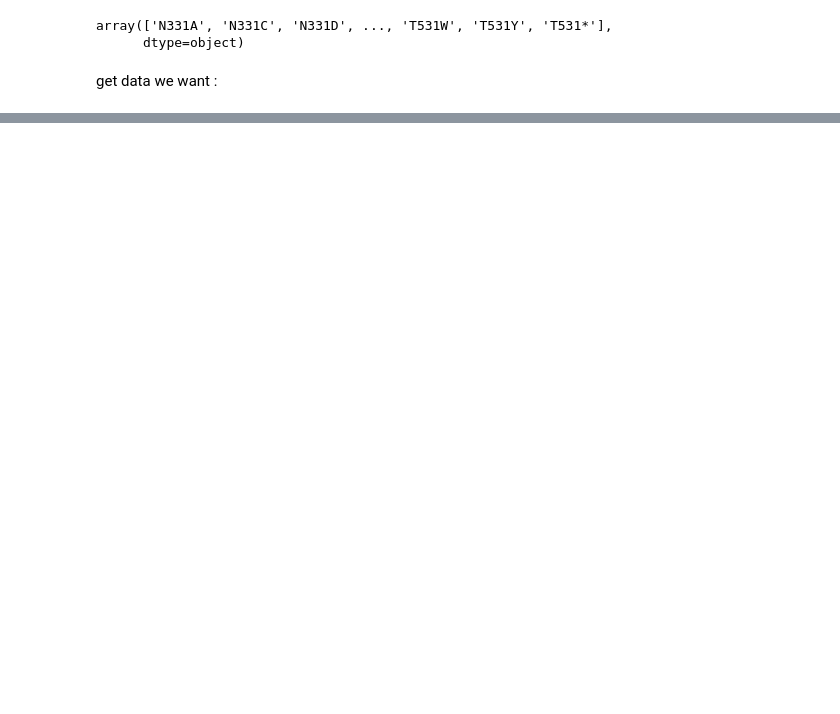
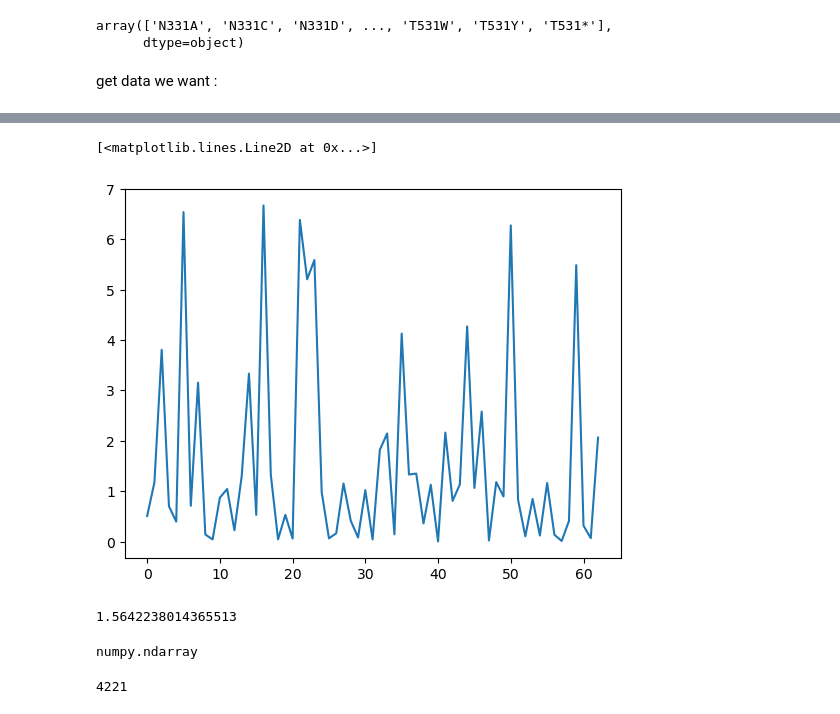
Before and after one commit to fergplace/amber_scripts, a Jupyter notebook: data_eval.ipynb, the cells around one changed output, grey strips where cells are left out. Cells and saved outputs as stored; diff of their text form; code cells hidden in the pictures; blank space fills up the shorter version.

```diff
--- a/data_eval.ipynb
+++ b/data_eval.ipynb
@@ -41,0 +63,9 @@ exp_avg_val = df_true_data.iloc[idx]["expr_avg"].to_numpy()
+# %%
+#finding deltaGdeg :
+
+R = 1.98*1e-3
+T =298
+K_D_app = 3.9*1e-11
+
+delta_g_deg = R * T * np.log(K_D_app)
+delta_g_deg
@@ -41,0 +74,6 @@ exp_avg_val = df_true_data.iloc[idx]["expr_avg"].to_numpy()
+# %%
+#try with div in the log:
+
+tmp_K_mut = 10**(site_SARS2_val) * K_D_app
+delta_g_othermethod = R * T * np.log(tmp_K_mut)
+delta_g_othermethod
@@ -41,0 +97,3 @@ exp_avg_val = df_true_data.iloc[idx]["expr_avg"].to_numpy()
+# %%
+del_del_g_total =   delta_g_othermethod - delta_g_deg #i think signs are right here:
+del_del_g_total
@@ -68,0 +178,5 @@ exp_avg_val,exp_66
+# %%
+# convert delta log_10(Kd) -> Kd (for now assume to ignore the delta)
+
+error = abs(del_del_g_total - exp_66)
+error
@@ -68,0 +200,18 @@ exp_avg_val,exp_66
+# %%
+plt.plot(error)
+# %% [output]
+[<matplotlib.lines.Line2D at 0x...>]
+[figure, added]
+# %%
+error.mean()
+# %% [output]
+1.5642238014365513
+# %%
+true_muts_np
+type(error)
+# %% [output]
+numpy.ndarray
+# %%
+len(true_muts_np)
+# %% [output]
+4221
```
Also changed, not shown: parts of 15 cells of this notebook.
